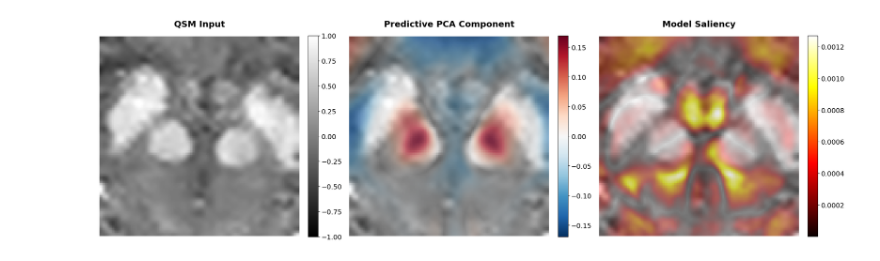
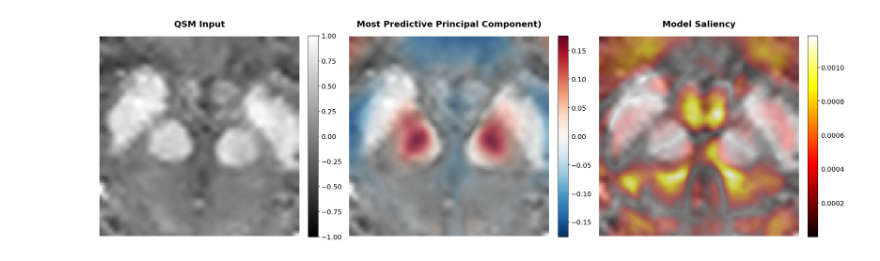
Before and after one commit to agr78/spectralViT, a Jupyter notebook: spect_ptct.ipynb, the cells around one changed output. Cells and saved outputs as stored; diff of their text form; code cells hidden in the pictures.

```diff
--- a/spect_ptct.ipynb
+++ b/spect_ptct.ipynb
@@ -281,6 +314,11 @@ Wilcoxon p-value: 0.0000
 import matplotlib.pyplot as plt
 import matplotlib.colors as mcolors
 from matplotlib.cm import ScalarMappable
+import matplotlib.pyplot as plt
+import matplotlib.colors as mcolors
+from matplotlib.cm import ScalarMappable
+import numpy as np
+import torch
 
 def visualize_alpha_with_bigger_text(pca_model, image_scaler, joint_model, X_te_raw, sample_idx=0):
     joint_model.eval()
@@ -295,12 +333,7 @@ def visualize_alpha_with_bigger_text(pca_model, image_scaler, joint_model, X_te_
     slice_40_rot = np.rot90(slice_40_ref, k=1)
     QSM_VMIN, QSM_VMAX = -1, 1
 
-    # 2. PCA Component
-    comp_1 = pca_model.components_[0]
-    feat_map = image_scaler.inverse_transform(comp_1.reshape(1, -1)).reshape(TARGET_DIM, TARGET_DIM)
-    feat_rot = np.rot90(feat_map, k=1)
-
-    # 3. Saliency Map
+    # 2. Gradient Calculation (Moving this up to find the "Most Predictive" PC)
     s_mask = (te_subj_map == np.unique(te_subj_map)[sample_idx])
     sample_pca = torch.tensor(X_te_pca[s_mask], dtype=torch.float32).to(device)
     sample_pca.requires_grad_(True)
@@ -310,7 +343,16 @@ def visualize_alpha_with_bigger_text(pca_model, image_scaler, joint_model, X_te_
     output = joint_model(torch.cat([sample_pca, sample_clin], dim=1))
     output.mean().backward()
 
+    # Get gradients and find the index of the most predictive component
     grads = sample_pca.grad.mean(dim=0).cpu().numpy()
+    most_predictive_idx = np.argmax(np.abs(grads))
+
+    # 3. PCA Component (Now using the most predictive index)
+    comp_pred = pca_model.components_[most_predictive_idx]
+    feat_map = image_scaler.inverse_transform(comp_pred.reshape(1, -1)).reshape(TARGET_DIM, TARGET_DIM)
+    feat_rot = np.rot90(feat_map, k=1)
+
+    # 4. Saliency Map
     saliency_map = np.abs(np.dot(grads, pca_model.components_).reshape(TARGET_DIM, TARGET_DIM))
     saliency_rot = np.rot90(saliency_map, k=1)
 
@@ -338,35 +380,35 @@ def visualize_alpha_with_bigger_text(pca_model, image_scaler, joint_model, X_te_
 
     # Plot 1: QSM Input
     im1 = axes[0].imshow(slice_40_rot, cmap='gray', vmin=QSM_VMIN, vmax=QSM_VMAX)
     axes[0].set_title("QSM Input", fontsize=TITLE_SIZE, fontweight='bold', pad=20)
     cbar1 = fig.colorbar(im1, ax=axes[0], fraction=0.046, pad=0.04)
     cbar1.ax.tick_params(labelsize=LABEL_SIZE)
 
     # Plot 2: PCA Overlay
     axes[1].imshow(slice_40_rot, cmap='gray', vmin=QSM_VMIN, vmax=QSM_VMAX)
     axes[1].imshow(pca_rgba)
-    axes[1].set_title("Predictive PCA Component", fontsize=TITLE_SIZE, fontweight='bold', pad=20)
+    axes[1].set_title(f"Most Predictive Principal Component)", fontsize=TITLE_SIZE, fontweight='bold', pad=20)
     sm2 = ScalarMappable(norm=pca_norm, cmap='RdBu_r')
     cbar2 = fig.colorbar(sm2, ax=axes[1], fraction=0.046, pad=0.04)
     cbar2.ax.tick_params(labelsize=LABEL_SIZE)
 
     # Plot 3: Saliency Overlay
     axes[2].imshow(slice_40_rot, cmap='gray', vmin=QSM_VMIN, vmax=QSM_VMAX)
     axes[2].imshow(sali_rgba)
     axes[2].set_title("Model Saliency", fontsize=TITLE_SIZE, fontweight='bold', pad=20)
     sm3 = ScalarMappable(norm=sali_norm, cmap='hot')
     cbar3 = fig.colorbar(sm3, ax=axes[2], fraction=0.046, pad=0.04)
     cbar3.ax.tick_params(labelsize=LABEL_SIZE)
 
     for ax in axes:
         ax.axis('off')
 
     plt.tight_layout()
     plt.show()
 
 visualize_alpha_with_bigger_text(pca, img_scaler, m_sp_wrap, X_te_slices)
 # %% [output]
-[figure, old version]
+[figure, new version]
 # %%
 import matplotlib.pyplot as plt
 import numpy as np
```
Also changed, not shown: parts of 3 cells of this notebook, 4 other files.
